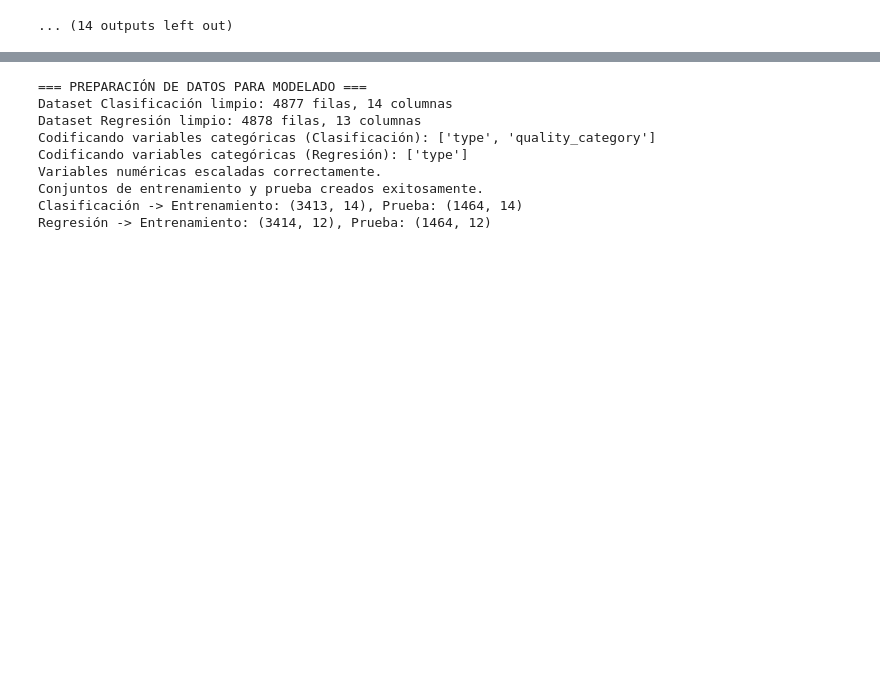
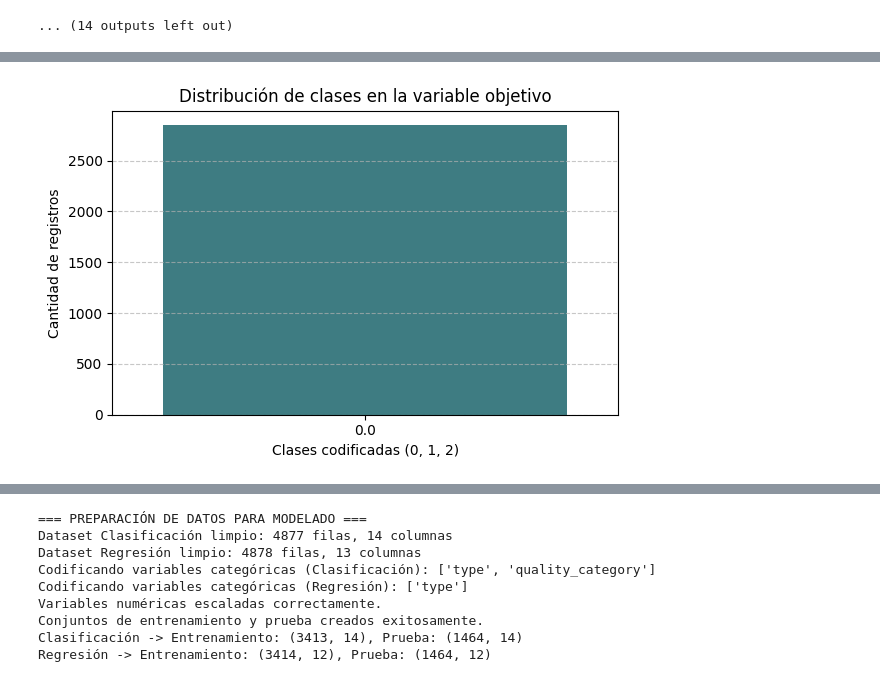
Before and after one commit to restrepogerard/Wines, a Jupyter notebook: EDAWines.ipynb, the cells around one changed output, grey strips where cells are left out. Cells and saved outputs as stored; diff of their text form; code cells hidden in the pictures; blank space fills up the shorter version.

```diff
--- a/EDAWines.ipynb
+++ b/EDAWines.ipynb
@@ -258,0 +426,81 @@ quality: 208
+# %%
+# %% COMPARACIÓN DE VARIABLES NUMÉRICAS Y CATEGÓRICAS PARA SMOTE + GRÁFICA
+
+print("\n=== COMPARACIÓN DE VARIABLES Y DETECCIÓN DE TIPOS ===")
+
+# Copia del dataset limpio final
+df = df_cls_clean_final.copy()
+
+# ------------------------------
+# 1️⃣ Identificar variable objetivo
+# ------------------------------
+if 'quality_label' in df.columns:
+    target_col = 'quality_label'
+    print("🎯 Variable objetivo seleccionada: 'quality_label' (numérica)")
+elif 'quality_category' in df.columns:
+    target_col = 'quality_category'
+    print("🎯 Variable objetivo seleccionada: 'quality_category' (categórica)")
+else:
+    raise ValueError("⚠️ No se encontró ninguna columna de calidad (quality_label o quality_category)")
+
+# ------------------------------
+# 2️⃣ Separar predictoras y target
+# ------------------------------
+X = df.drop(columns=[target_col])
+y = df[target_col]
+
+# ------------------------------
+# 3️⃣ Mostrar clases y tipos de variable objetivo
+# ------------------------------
+print("\n=== CLASES DE LA VARIABLE OBJETIVO ===")
+print("Tipo de dato:", y.dtype)
+print("Valores únicos:", y.unique())
+
+# Si la variable es texto o categórica, la codificamos para SMOTE
+if y.dtype == 'object' or str(y.dtype).startswith('category'):
+    le = LabelEncoder()
+    y_encoded = le.fit_transform(y)
+    print("\n✔️ La variable objetivo fue codificada numéricamente para SMOTE:")
+    print(pd.DataFrame({'Clase original': y.unique(), 'Clase codificada': le.transform(y.unique())}))
+else:
+    y_encoded = y.copy()
+    print("\n✔️ La variable objetivo ya está en formato numérico.")
+
+# ------------------------------
+# 4️⃣ Verificar columnas numéricas y categóricas en X
+# ------------------------------
+num_cols = X.select_dtypes(include=['number']).columns.tolist()
+cat_cols = X.select_dtypes(exclude=['number']).columns.tolist()
+
+print("\n=== VARIABLES NUMÉRICAS ===")
+print(num_cols)
+print("\n=== VARIABLES CATEGÓRICAS ===")
+print(cat_cols if cat_cols else "No hay variables categóricas")
+
+# ------------------------------
+# 5️⃣ Convertir categóricas en dummies (OneHotEncoding)
+# ------------------------------
+if cat_cols:
+    print("\n✔️ Se codificarán las variables categóricas con One-Hot Encoding para que SMOTE funcione correctamente.")
+    X_encoded = pd.get_dummies(X, columns=cat_cols, drop_first=True)
+else:
+    X_encoded = X.copy()
+
+print(f"\n✅ Dataset preparado: {X_encoded.shape[0]} registros, {X_encoded.shape[1]} columnas")
+print(f"Tipo de variable objetivo: {y_encoded.dtype}")
+
+# ------------------------------
+# 6️⃣ Graficar la distribución de clases (antes del balanceo)
+# ------------------------------
+plt.figure(figsize=(6,4))
+sns.countplot(x=y_encoded, palette="crest")
+plt.title("Distribución de clases en la variable objetivo")
+plt.xlabel("Clases codificadas (0, 1, 2)")
+plt.ylabel("Cantidad de registros")
+plt.grid(axis='y', linestyle='--', alpha=0.7)
+plt.tight_layout()
+plt.show()
+
+# (Opcional) Mostrar primeras filas
+print("\nVista previa de las columnas finales:\n", X_encoded.head(3))
+# %% [output]
@@ -258,0 +529 @@ quality: 208
+[figure, added]
```
Also changed, not shown: parts of 10 cells of this notebook.
